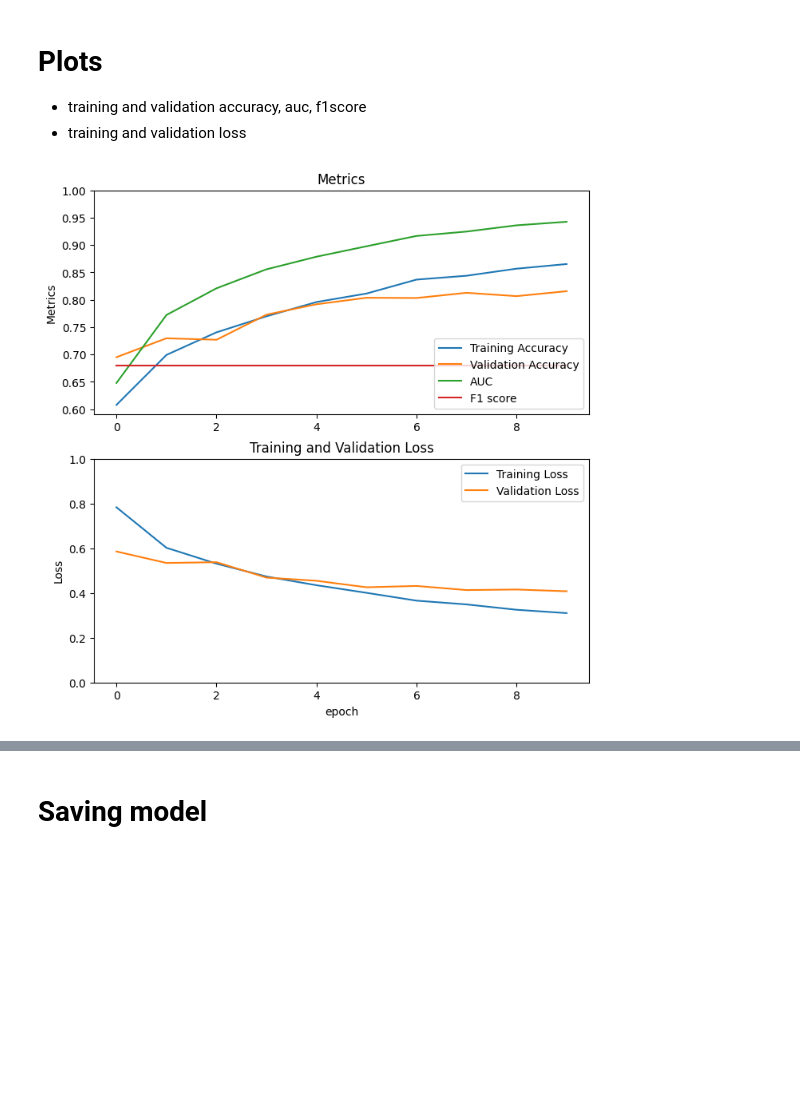
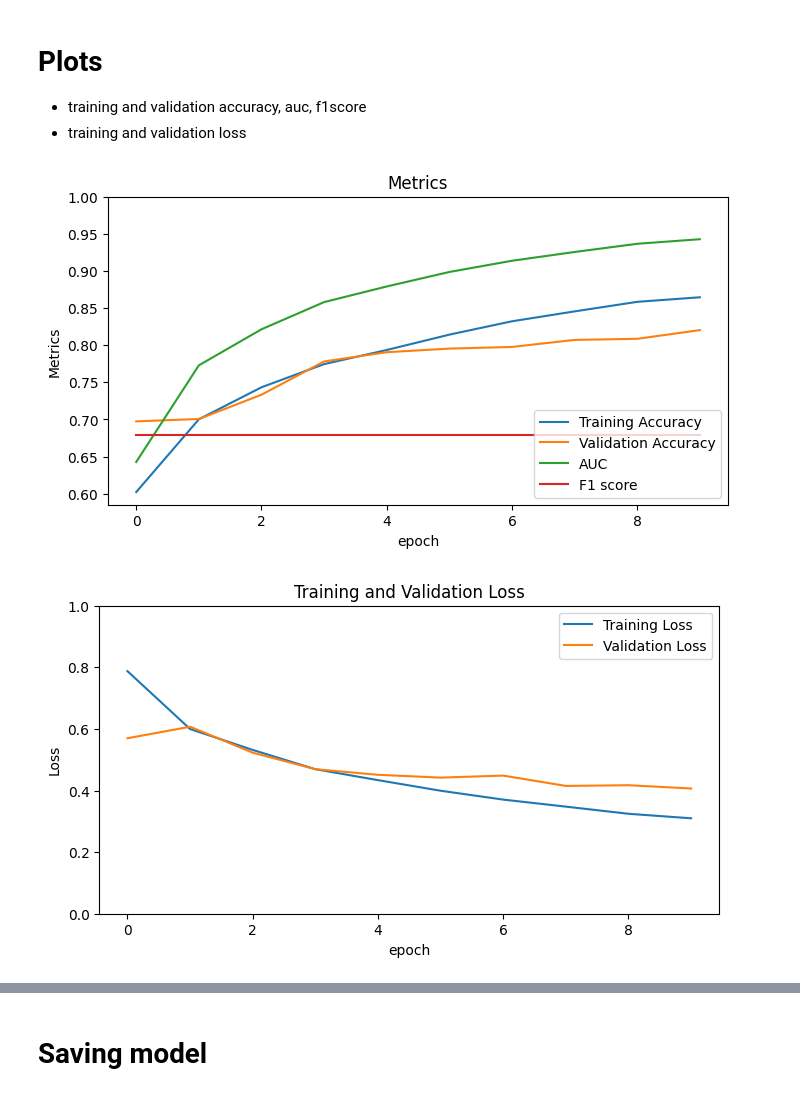
Before and after one commit to suaviq/diabetic-retinopathy-detection, a Jupyter notebook: model.ipynb, the cells around one changed output, grey strips where cells are left out. Cells and saved outputs as stored; diff of their text form; code cells hidden in the pictures; blank space fills up the shorter version.

Commit message:
model training

```diff
--- a/model.ipynb
+++ b/model.ipynb
@@ -308,35 +301,41 @@ Epoch 10/10
 # %%
 acc = history.history['accuracy']
 val_acc = history.history['val_accuracy']
 binary_crossentropy = history.history['binary_crossentropy']
 f1score = history.history['f1score']
 loss = history.history['loss']
 auc = history.history['auc']
 val_loss = history.history['val_loss']
 
-plt.figure(figsize=(8, 8))
-plt.subplot(2, 1, 1)
+plt.figure(figsize=(8, 4))
+# plt.subplot(2, 1, 1)
 plt.plot(acc, label='Training Accuracy')
 plt.plot(val_acc, label='Validation Accuracy')
 plt.plot(auc, label='AUC')
 plt.plot(f1score, label='F1 score')
 plt.legend(loc='lower right')
 plt.ylabel('Metrics')
+plt.xlabel('epoch')
 plt.ylim([min(plt.ylim()),1])
 plt.title('Metrics')
-
-plt.subplot(2, 1, 2)
-plt.plot(loss, label='Training Loss')
-plt.plot(val_loss, label='Validation Loss')
-plt.legend(loc='upper right')
-plt.ylabel('Loss')
-plt.ylim([0,1.0])
-plt.title('Training and Validation Loss')
-plt.xlabel('epoch')
-plt.savefig('/content/drive/MyDrive/engineer/history_plot.jpg')
+plt.savefig('/content/drive/MyDrive/engineer/accuracy_auc_f1_score.jpg')
 plt.show()
 # %% [output]
-[figure, old version]
+[figure, new version]
+# %%
+plt.figure(figsize=(8, 4)) #
+# plt.subplot(2, 1, 2)
+plt.plot(loss, label='Training Loss')
+plt.plot(val_loss, label='Validation Loss')
+plt.legend(loc='upper right')
+plt.ylabel('Loss')
+plt.ylim([0,1.0])
+plt.title('Training and Validation Loss')
+plt.xlabel('epoch')
+plt.savefig('/content/drive/MyDrive/engineer/train_val_loss.jpg')
+plt.show()
+# %% [output]
+[figure, added]
 # %%
 from sklearn.metrics import roc_curve, auc
 
```
Also changed, not shown: parts of 10 cells of this notebook.
